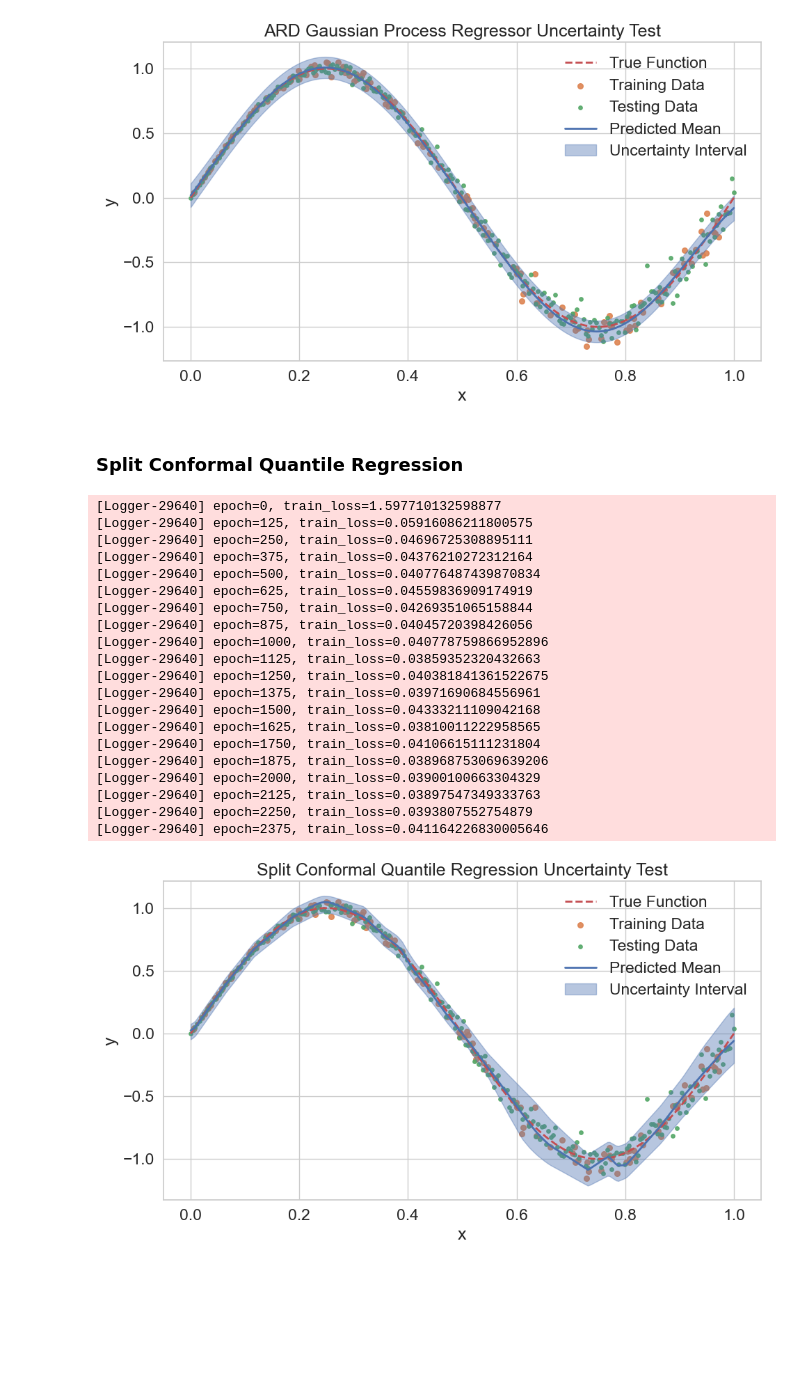
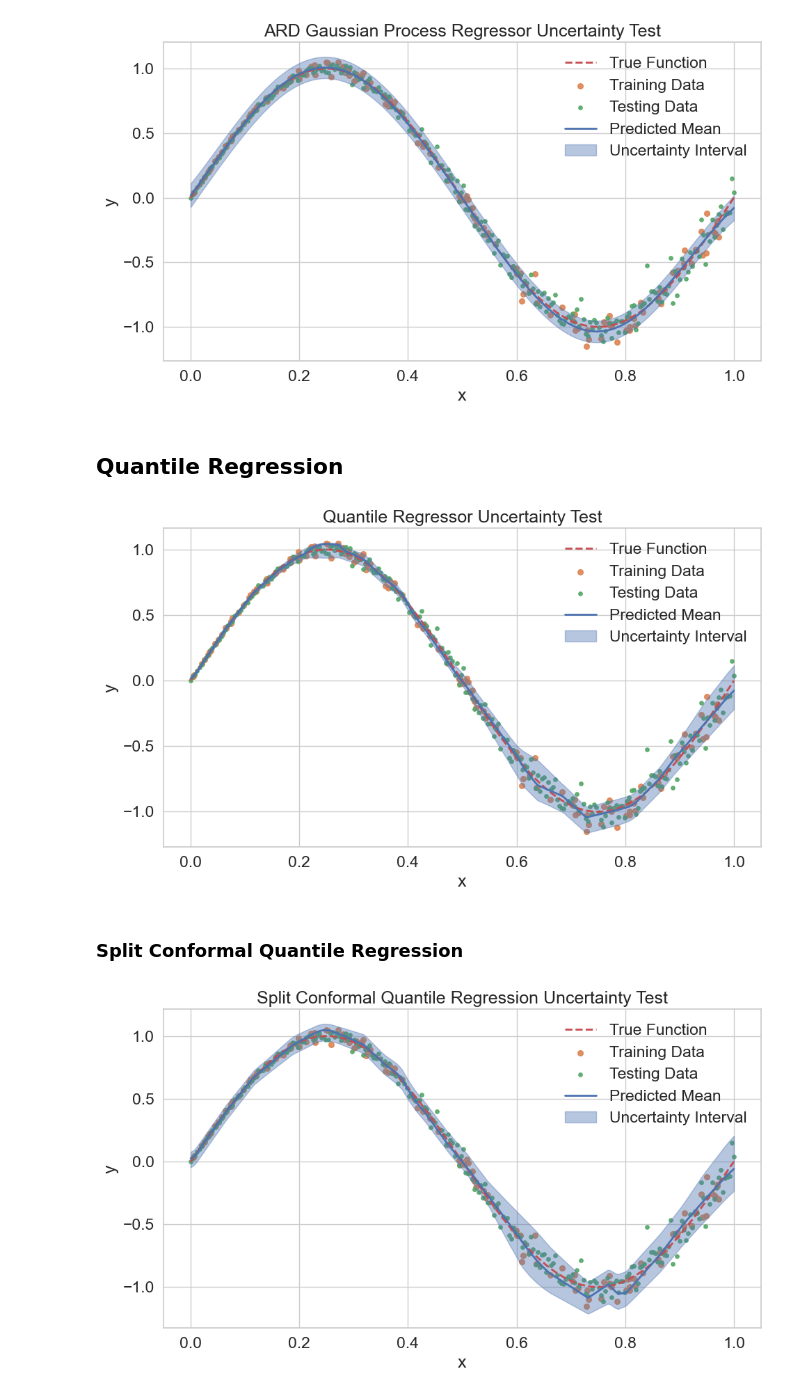
Before and after one commit to arjunrs3/UQRegressors, a Jupyter notebook: examples/getting_started.ipynb, the cells around one changed output. Drawn from its saved outputs; the diff is of its cells as text; code cells hidden in the pictures; blank space fills up the shorter version.

Commit message:
Validated Quantile Regression - Updated Documentation

```diff
--- a/examples/getting_started.ipynb
+++ b/examples/getting_started.ipynb
@@ -203,6 +203,26 @@ ARD_gp_sol = gp.predict(X_test)
 plot_uncertainty_results(*ARD_gp_sol, "ARD Gaussian Process Regressor")
 # %% [output]
 [figure]
+# %% [markdown]
+## Quantile Regression
+# %%
+from uqregressors.conformal.quantile_regression import QuantileRegressor
+
+qr = QuantileRegressor(hidden_sizes=[100, 100],
+                       alpha = 0.1,
+                       dropout=None,
+                       epochs=2500,
+                       learning_rate=1e-3,
+                       device="cpu",
+                       use_wandb=False
+                       )
+
+qr.fit(X_train, y_train)
+qr_sol = qr.predict(X_test)
+# %%
+plot_uncertainty_results(*qr_sol, "Quantile Regressor")
+# %% [output]
+[figure, added]
 # %% [markdown]
 ### Split Conformal Quantile Regression
 # %%
@@ -221,27 +241,6 @@ cqr = ConformalQuantileRegressor(hidden_sizes = [100, 100],
 
 cqr.fit(X_train, y_train)
 cqr_sol = cqr.predict(X_test)
-# %% [output]
-[Logger-29640] epoch=0, train_loss=1.597710132598877
-[Logger-29640] epoch=125, train_loss=0.05916086211800575
-[Logger-29640] epoch=250, train_loss=0.04696725308895111
-[Logger-29640] epoch=375, train_loss=0.04376210272312164
-[Logger-29640] epoch=500, train_loss=0.040776487439870834
-[Logger-29640] epoch=625, train_loss=0.04559836909174919
-[Logger-29640] epoch=750, train_loss=0.04269351065158844
-[Logger-29640] epoch=875, train_loss=0.04045720398426056
-[Logger-29640] epoch=1000, train_loss=0.040778759866952896
-[Logger-29640] epoch=1125, train_loss=0.03859352320432663
-[Logger-29640] epoch=1250, train_loss=0.040381841361522675
-[Logger-29640] epoch=1375, train_loss=0.03971690684556961
-[Logger-29640] epoch=1500, train_loss=0.04333211109042168
-[Logger-29640] epoch=1625, train_loss=0.03810011222958565
-[Logger-29640] epoch=1750, train_loss=0.04106615111231804
-[Logger-29640] epoch=1875, train_loss=0.038968753069639206
-[Logger-29640] epoch=2000, train_loss=0.03900100663304329
-[Logger-29640] epoch=2125, train_loss=0.03897547349333763
-[Logger-29640] epoch=2250, train_loss=0.0393807552754879
-[Logger-29640] epoch=2375, train_loss=0.041164226830005646
 # %%
 plot_uncertainty_results(*cqr_sol, "Split Conformal Quantile Regression")
 # %% [output]
```
Also changed, not shown: 21 other files.
